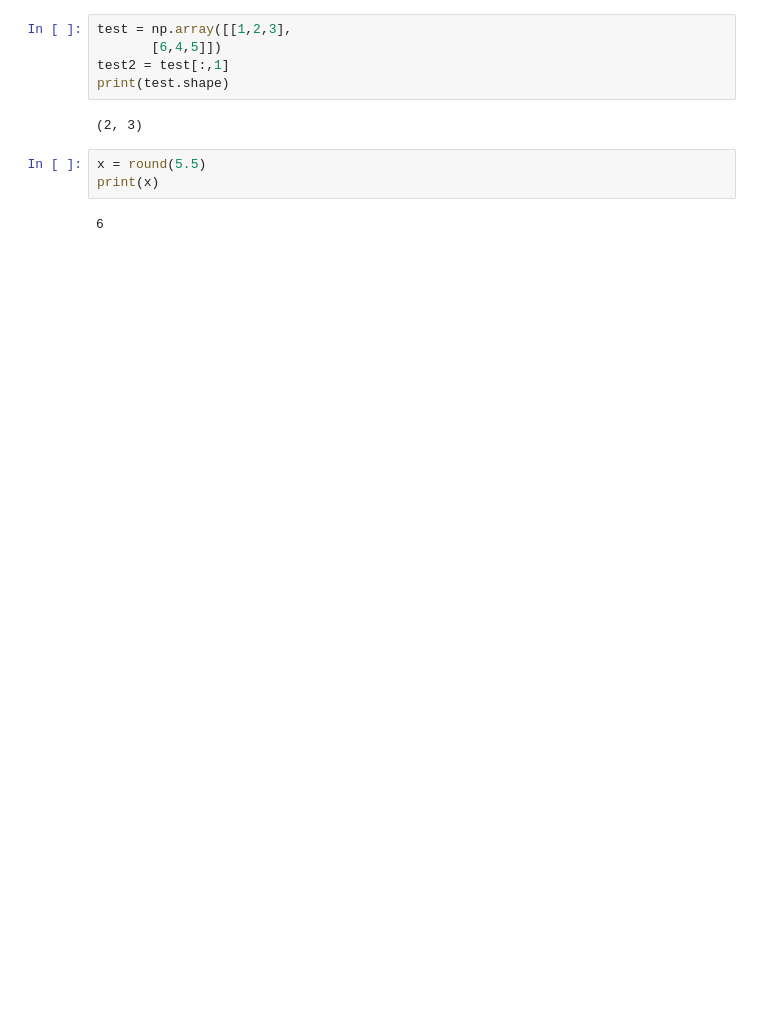
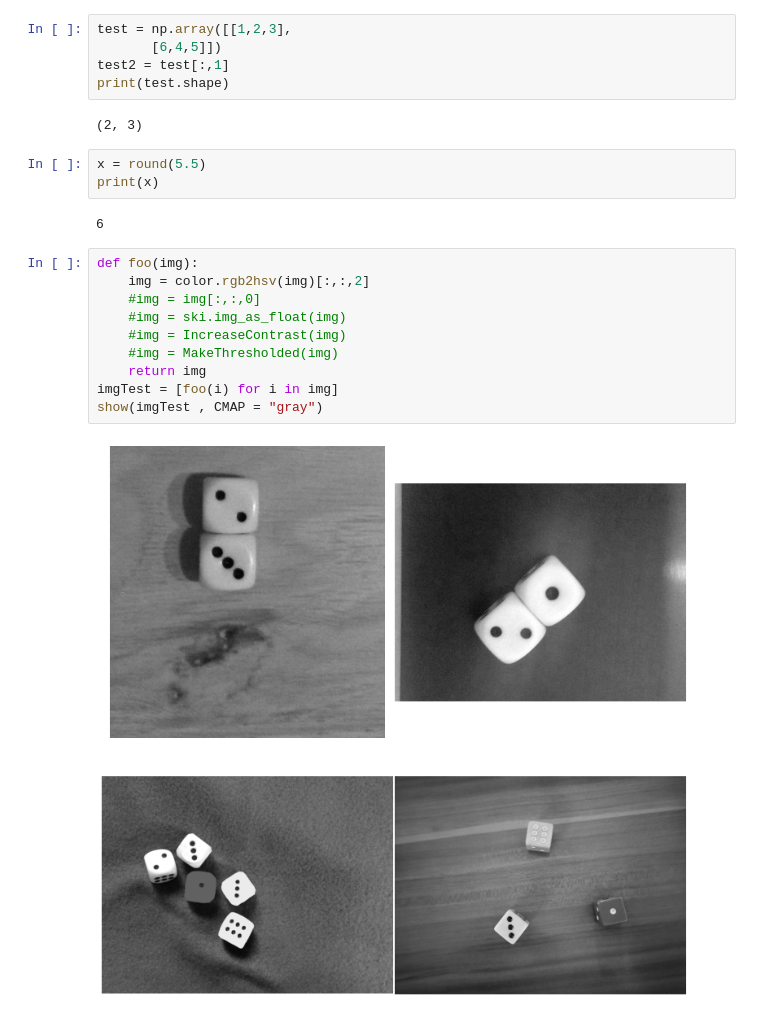
Before and after one commit to Grecjanin/DiceReader, a Jupyter notebook: DiceReader.ipynb, the cells around one changed output. Saved outputs shown, nothing was run; the diff lists cells and outputs as text; blank space fills up the shorter version.

```diff
--- a/DiceReader.ipynb
+++ b/DiceReader.ipynb
@@ -301,3 +303,15 @@ x = round(5.5)
 print(x)
 # %% [output]
 6
+# %%
+def foo(img):
+    img = color.rgb2hsv(img)[:,:,2]
+    #img = img[:,:,0]
+    #img = ski.img_as_float(img)
+    #img = IncreaseContrast(img)
+    #img = MakeThresholded(img)
+    return img
+imgTest = [foo(i) for i in img]
+show(imgTest , CMAP = "gray")
+# %% [output]
+[figure, added]
```
Also changed, not shown: parts of 7 cells of this notebook, 3 other files.
